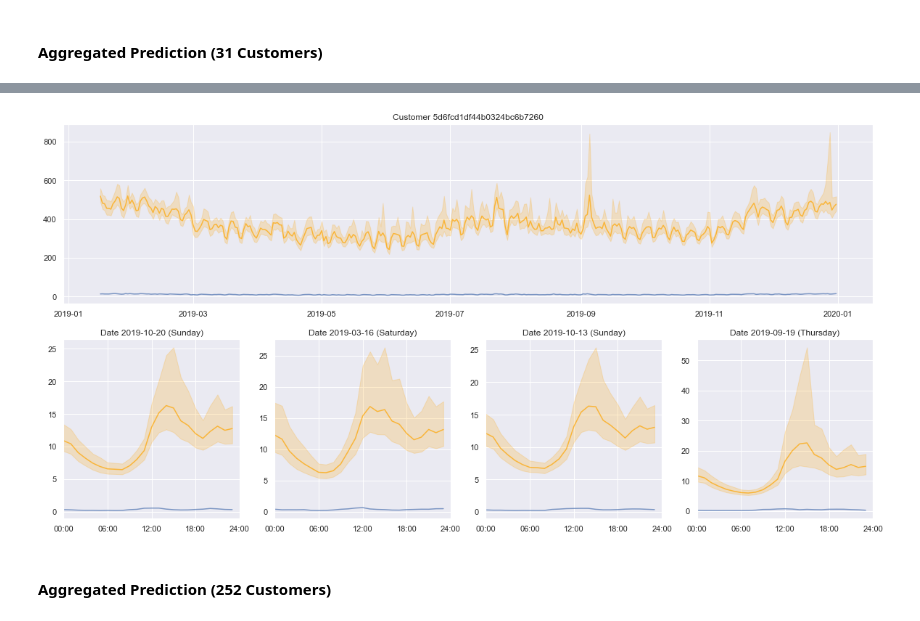
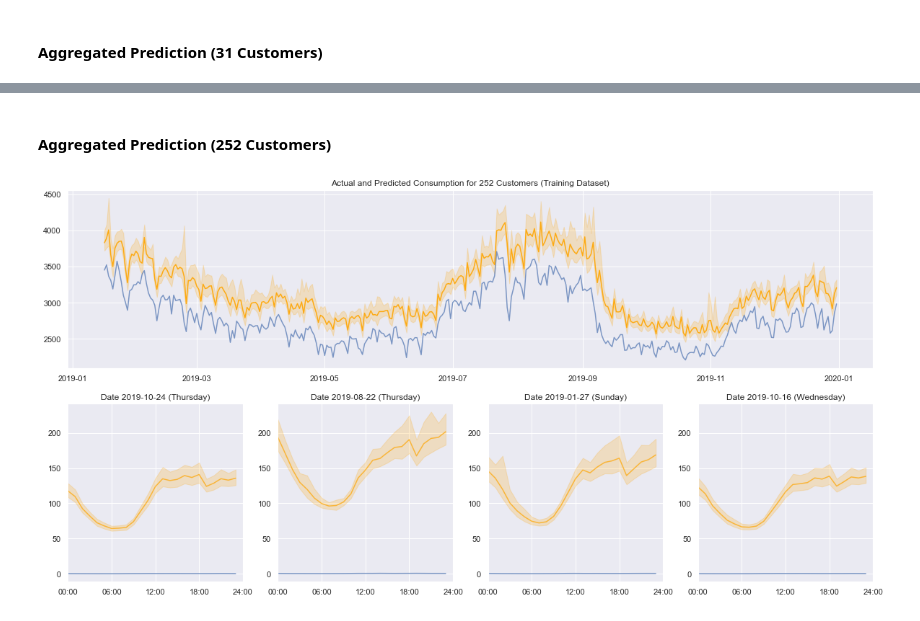
Before and after one commit to deepinsights-analytica/ieee-icpse2021-paper, a Jupyter notebook: notebooks/C1_ModelTraining.ipynb, the cells around one changed output, grey strips where cells are left out. Saved outputs shown, nothing was run; the diff lists cells and outputs as text; code cells hidden in the pictures.

Commit message:
refactoring of aggregation and plotting

```diff
--- a/notebooks/C1_ModelTraining.ipynb
+++ b/notebooks/C1_ModelTraining.ipynb
@@ -683,7 +708,9 @@ model.plot(predictions, consumptions, dates, selected_dates, selected_customer_n
 # %% [markdown]
 #### Example 2
 # %%
-selected_customer = selected_customers[0]
 selected_dates = ['2019-08-08', '2019-11-24', '2019-05-03', '2019-10-30']
+
+selected_customers = [list(customers['customer'].values).index(name) for name in selected_customer_names]
+selected_dates = [list(dates[skip:]).index(pd.to_datetime(date).date()) for date in selected_date_labels]
 # %%
 extractor = FeatureExtractor(properties, selected_customers, consumptions, weather, weather_forecast, holidays)
@@ -697,7 +725,9 @@ model.plot(predictions, consumptions, dates, selected_dates, selected_customer_n
 # %% [markdown]
 #### Example 3
 # %%
-selected_customer = selected_customers[1]
 selected_dates = ['2019-02-18', '2019-12-08', '2019-03-20', '2019-12-19']
+
+selected_customers = [list(customers['customer'].values).index(name) for name in selected_customer_names]
+selected_dates = [list(dates[skip:]).index(pd.to_datetime(date).date()) for date in selected_date_labels]
 # %%
 extractor = FeatureExtractor(properties, selected_customers, consumptions, weather, weather_forecast, holidays)
@@ -711,7 +742,9 @@ model.plot(predictions, consumptions, dates, selected_dates, selected_customer_n
 # %% [markdown]
 #### Example 4
 # %%
-selected_customer = selected_customers[2]
 selected_dates = ['2019-02-18', '2019-12-08', '2019-03-20', '2019-12-19']
+
+selected_customers = [list(customers['customer'].values).index(name) for name in selected_customer_names]
+selected_dates = [list(dates[skip:]).index(pd.to_datetime(date).date()) for date in selected_date_labels]
 # %%
 extractor = FeatureExtractor(properties, selected_customers, consumptions, weather, weather_forecast, holidays)
@@ -730,14 +777,22 @@ selected_dates = ['2019-10-20', '2019-03-16', '2019-10-13', '2019-09-19']
+# %% [markdown]
+#### Aggregated Prediction (252 Customers)
+# %%
+selected_dates = ['2019-10-20', '2019-03-16', '2019-10-13', '2019-09-19']
+
+selected_customers = I[0]
+selected_dates = [list(dates[skip:]).index(pd.to_datetime(date).date()) for date in selected_date_labels]
 # %%
 extractor = FeatureExtractor(properties, selected_customers, consumptions, weather, weather_forecast, holidays)
 features = [[extractor.extract(date, selected_customer) for date in dates[15:]]
             for selected_customer in selected_customers]
 # %%
+extractor = FeatureExtractor(properties, selected_customers, consumptions, weather, weather_forecast, holidays)
+features = [[extractor.extract(date, selected_customer) for date in dates[15:]]
+            for selected_customer in selected_customers]
 model = PredictionModel(properties)
 model.load()
 predictions = [model.predict(f) for f in features]
-model.plot(predictions, consumptions, dates, selected_dates, selected_customer_names[2],
-           c=selected_customers, aggregation=True)
+Y = model.plot(predictions, consumptions, dates[skip:], selected_dates, customers, selected_customers,
+               title='Actual and Predicted Consumption for 252 Customers (Training Dataset)')
 # %% [output]
-[figure, old version]
+[figure, new version]
-# %% [markdown]
-#### Aggregated Prediction (252 Customers)
```
Also changed, not shown: parts of 16 cells of this notebook.
